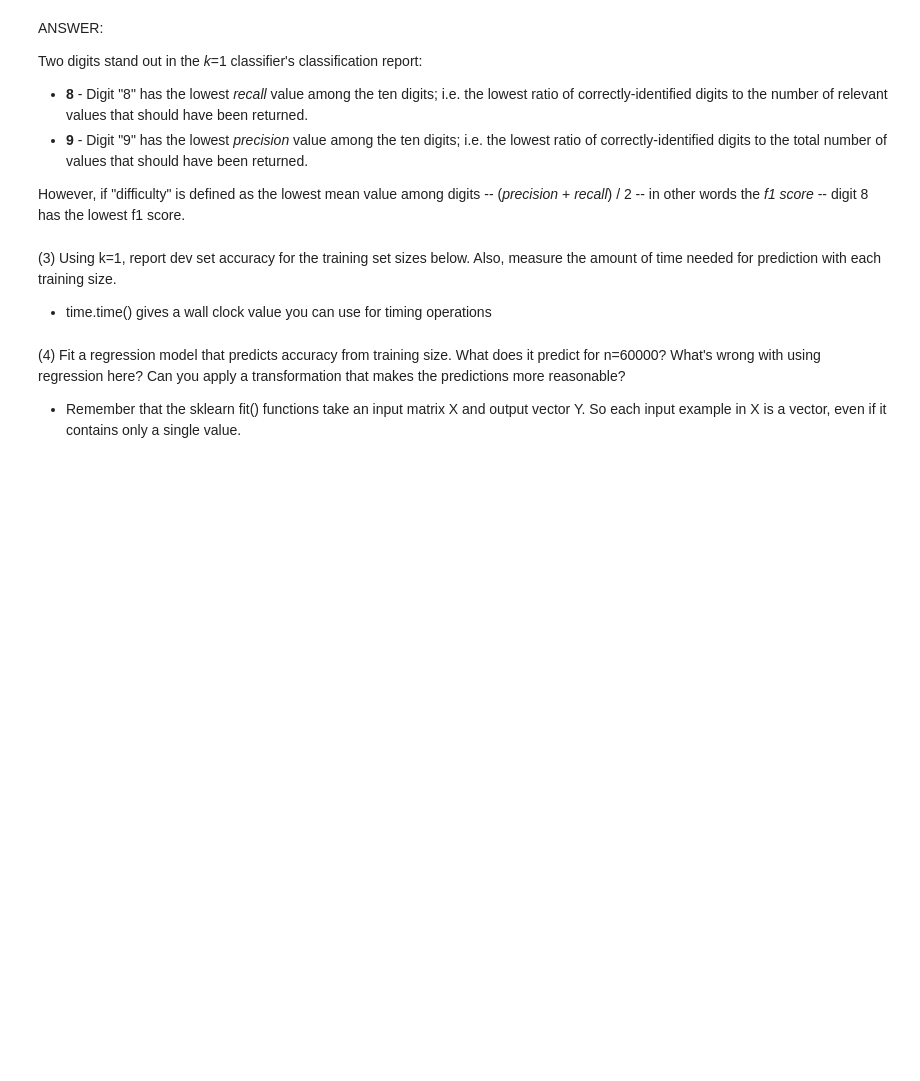
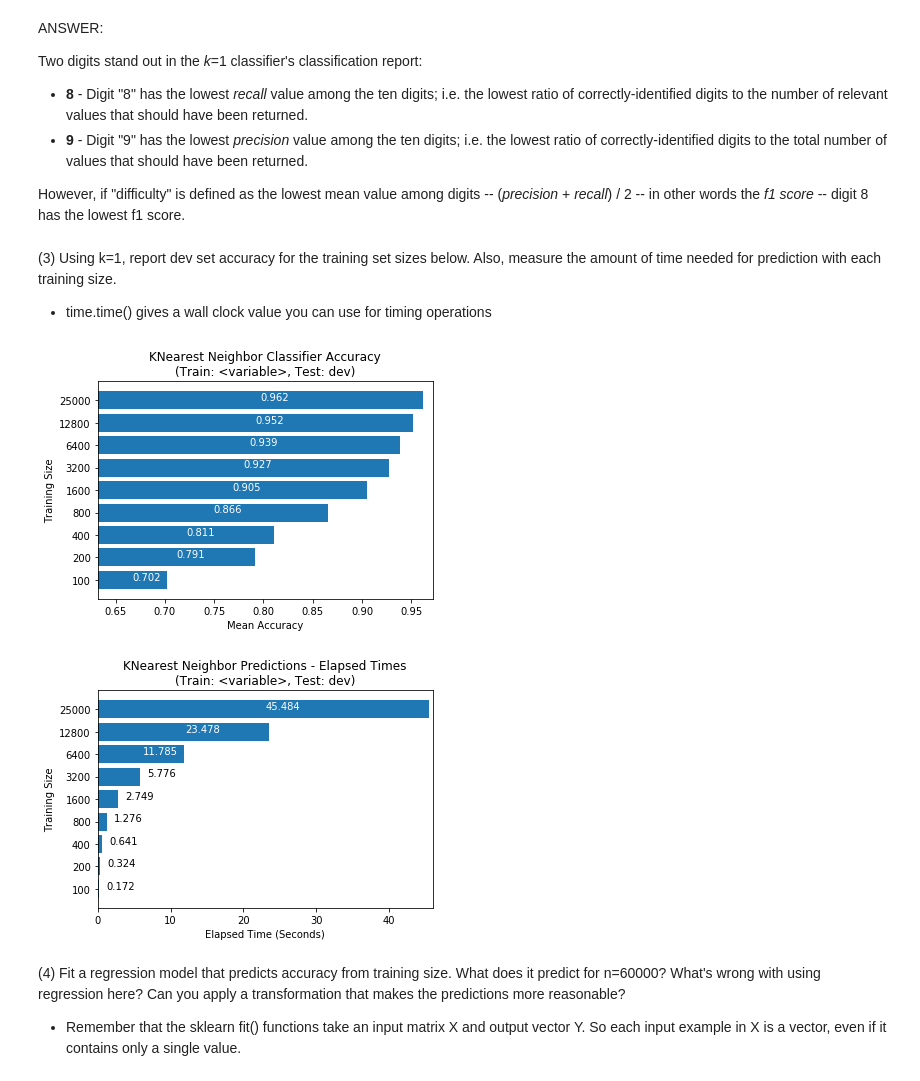
Before and after one commit to bdandersen-berkeley/mids, a Jupyter notebook: W207/homework/brad_andersen_p1.ipynb, the cells around one changed output. Saved outputs shown, nothing was run; the diff lists cells and outputs as text; code cells hidden in the pictures; blank space fills up the shorter version.

Commit message:
Modifications to accommodate matplotlib plots in Colab

```diff
--- a/W207/homework/brad_andersen_p1.ipynb
+++ b/W207/homework/brad_andersen_p1.ipynb
@@ -321,36 +321,44 @@ P3(train_sizes, accuracies)
 # Create lists from each tuple returned by P3
 accuracy_list = [accuracy[0] for accuracy in accuracies]
 elapsed_time_list = [round(accuracy[1], 3) for accuracy in accuracies]
 
 # Create and render the horizontal histogram for classifier accuracies
 fig, ax = plt.subplots()
 xlim_minimum = min(accuracy_list) * 0.9
 ax.set(
     xlim = [xlim_minimum, max(accuracy_list) * 1.01],
     title = "KNearest Neighbor Classifier Accuracy\n(Train: <variable>, Test: dev)",
     xlabel = "Mean Accuracy",
     ylabel = "Training Size"
 )
 for i, accuracy in enumerate(accuracy_list):
-    ax.text(xlim_minimum + (accuracy - xlim_minimum) / 2, y = i, s = accuracy)
+    ax.text(xlim_minimum + (accuracy - xlim_minimum) / 2, y = i, s = accuracy, color = "white")
 ax.barh([str(train_size) for train_size in train_sizes], accuracy_list)
 plt.show()
 
 # Create and render the horizontal histogram for classifiers' prediction's elapsed times
 fig, ax = plt.subplots()
 ax.set(
     xlim = [0, max(elapsed_time_list) * 1.01],
     title = "KNearest Neighbor Predictions - Elapsed Times\n(Train: <variable>, Test: dev)",
     xlabel = "Elapsed Time (Seconds)",
     ylabel = "Training Size"
 )
 for i, elapsed_time in enumerate(elapsed_time_list):
-    if (elapsed_time < 5):
+    if (elapsed_time < 10):
         ax.text(elapsed_time + 1, y = i, s = elapsed_time)
     else:
-        ax.text(xlim_minimum + (elapsed_time - xlim_minimum) / 2, y = i, s = elapsed_time)
+        ax.text(
+            xlim_minimum + (elapsed_time - xlim_minimum) / 2,
+            y = i,
+            s = elapsed_time,
+            color = "white"
+        )
 ax.barh([str(train_size) for train_size in train_sizes], elapsed_time_list)
 plt.show()
+# %% [output]
+[figure, added]
+[figure, added]
 # %% [markdown]
 (4) Fit a regression model that predicts accuracy from training size. What does it predict for n=60000? What's wrong with using regression here? Can you apply a transformation that makes the predictions more reasonable?
 
```
